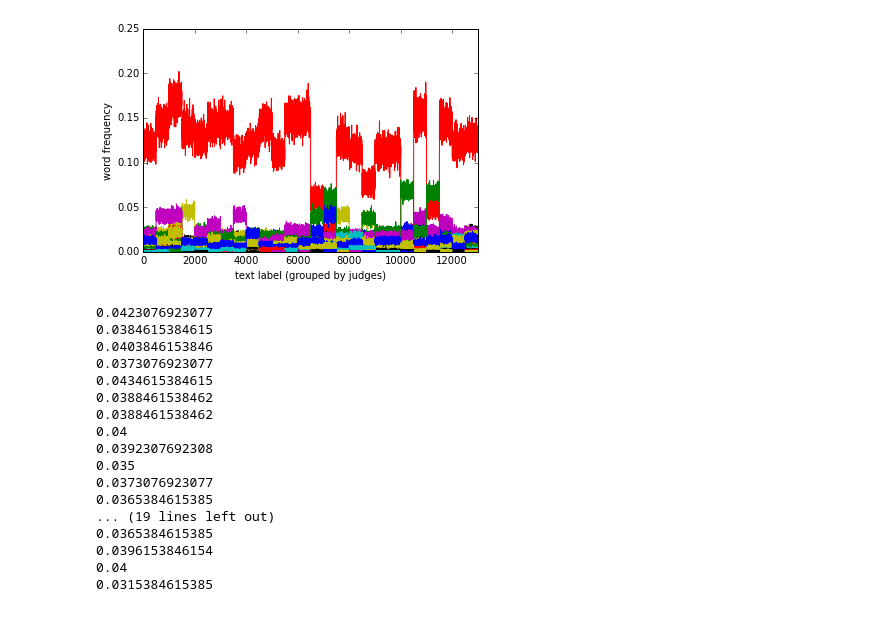
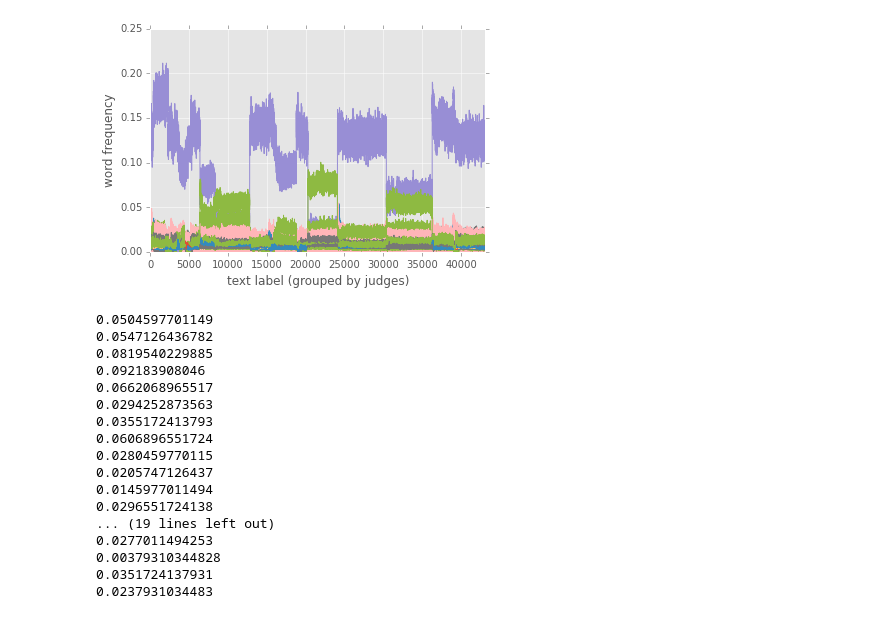
Before and after one commit to ldes89150/Linguistic_Analysis_Final_Project, a Jupyter notebook: machine learning experiment.ipynb, the cells around one changed output. Drawn from its saved outputs; the diff is of its cells as text; code cells hidden in the pictures.

```diff
--- a/machine learning experiment.ipynb
+++ b/machine learning experiment.ipynb
@@ -2,14 +2,15 @@
 import pandas as pd
 import numpy as np
 import matplotlib.pyplot as plt
+plt.style.use('ggplot')
 %matplotlib inline
 # %%
 data = pd.read_csv("vectorized.csv", index_col=0)
 # %%
-(data.iloc[:,1:]/3000).plot(legend = False)
+(data.iloc[:,2:]/3000).plot(legend = False)
 plt.xlabel("text label (grouped by judges)")
 plt.ylabel("word frequency")
 plt.savefig("freq")
 # %% [output]
-[figure, old version]
+[figure, new version]
 # %%
@@ -28,7 +29,9 @@ result = []
 parameter = (3,10,30,50,100,200,300)
 for a in parameter:
     round = []
-    for idx_train, idx_val in ShuffleSplit(train_y.shape[0], n_iter=5, test_size=0.2):
+    for file_n_train, file_n_val in ShuffleSplit(data.file_n.unique().shape[0], n_iter=5, test_size=0.2):
+        idx_train = data.file_n.isin(file_n_train).as_matrix()
+        idx_val = data.file_n.isin(file_n_val).as_matrix()
         clf = RandomForestClassifier(n_estimators=a, n_jobs=4)
         #clf = GaussianNB()
         clf.fit(train_x[idx_train], train_y[idx_train])
@@ -39,23 +42,23 @@ for a in parameter:
     result.append(round)
 DFresult = pd.DataFrame(result)
 # %% [output]
-0.0423076923077
-0.0384615384615
-0.0403846153846
-0.0373076923077
-0.0434615384615
-0.0388461538462
-0.0388461538462
-0.04
-0.0392307692308
-0.035
-0.0373076923077
-0.0365384615385
+0.0504597701149
+0.0547126436782
+0.0819540229885
+0.092183908046
+0.0662068965517
+0.0294252873563
+0.0355172413793
+0.0606896551724
+0.0280459770115
+0.0205747126437
+0.0145977011494
+0.0296551724138
 ... (19 lines left out)
-0.0365384615385
-0.0396153846154
-0.04
-0.0315384615385
+0.0277011494253
+0.00379310344828
+0.0351724137931
+0.0237931034483
 # %%
 plt.errorbar(parameter, DFresult.T.mean(), yerr = DFresult.T.std())
 plt.xlabel("number of estimators in random froest classifier")
```
Also changed, not shown: parts of 7 cells of this notebook, 2 other files.
